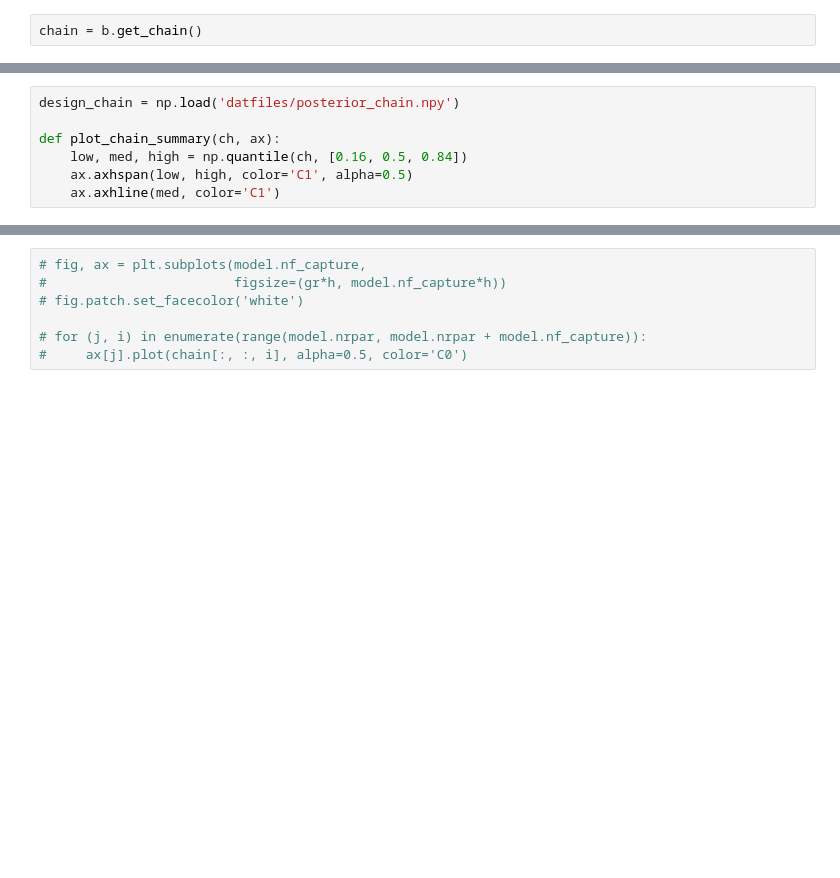
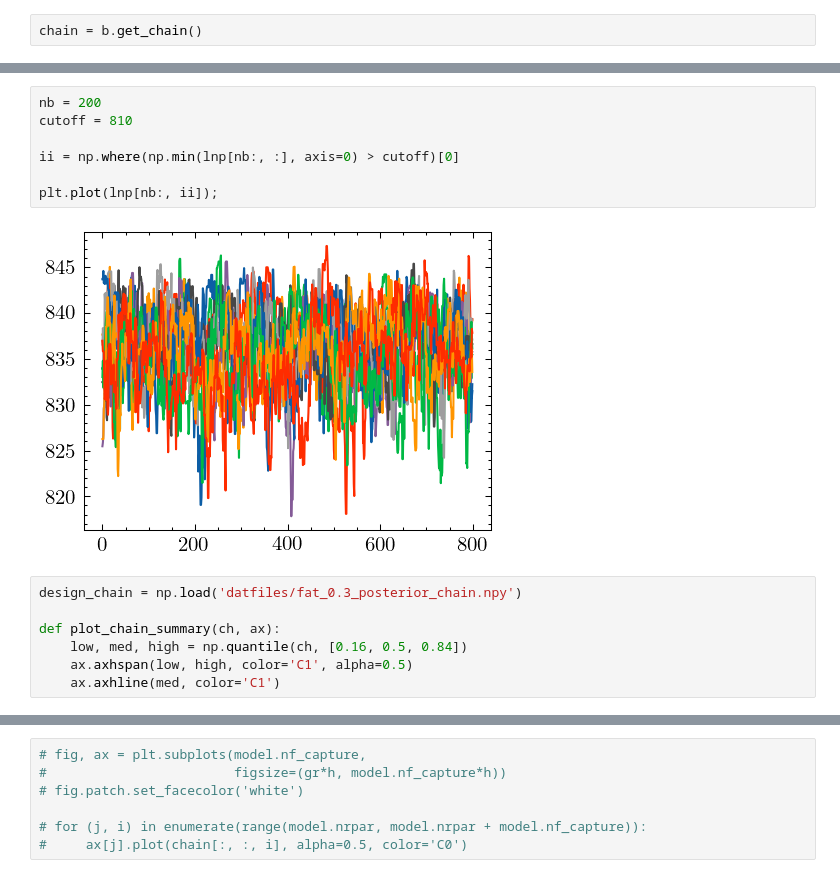
Before and after one commit to odell/r-matrix-emulation, a Jupyter notebook: 3he4he/Analyze.ipynb, the cells around one changed output, grey strips where cells are left out. Drawn from its saved outputs; the diff is of its cells as text; blank space fills up the shorter version.

```diff
--- a/3he4he/Analyze.ipynb
+++ b/3he4he/Analyze.ipynb
@@ -42,5 +63,14 @@ chain = b.get_chain()
+# %%
+nb = 200
+cutoff = 810
+
+ii = np.where(np.min(lnp[nb:, :], axis=0) > cutoff)[0]
+
+plt.plot(lnp[nb:, ii]);
+# %% [output]
+[figure, added]
 # %%
-design_chain = np.load('datfiles/posterior_chain.npy')
+design_chain = np.load('datfiles/fat_0.3_posterior_chain.npy')
 
 def plot_chain_summary(ch, ax):
     low, med, high = np.quantile(ch, [0.16, 0.5, 0.84])
```
Also changed, not shown: parts of 21 cells of this notebook, 5 other files.
